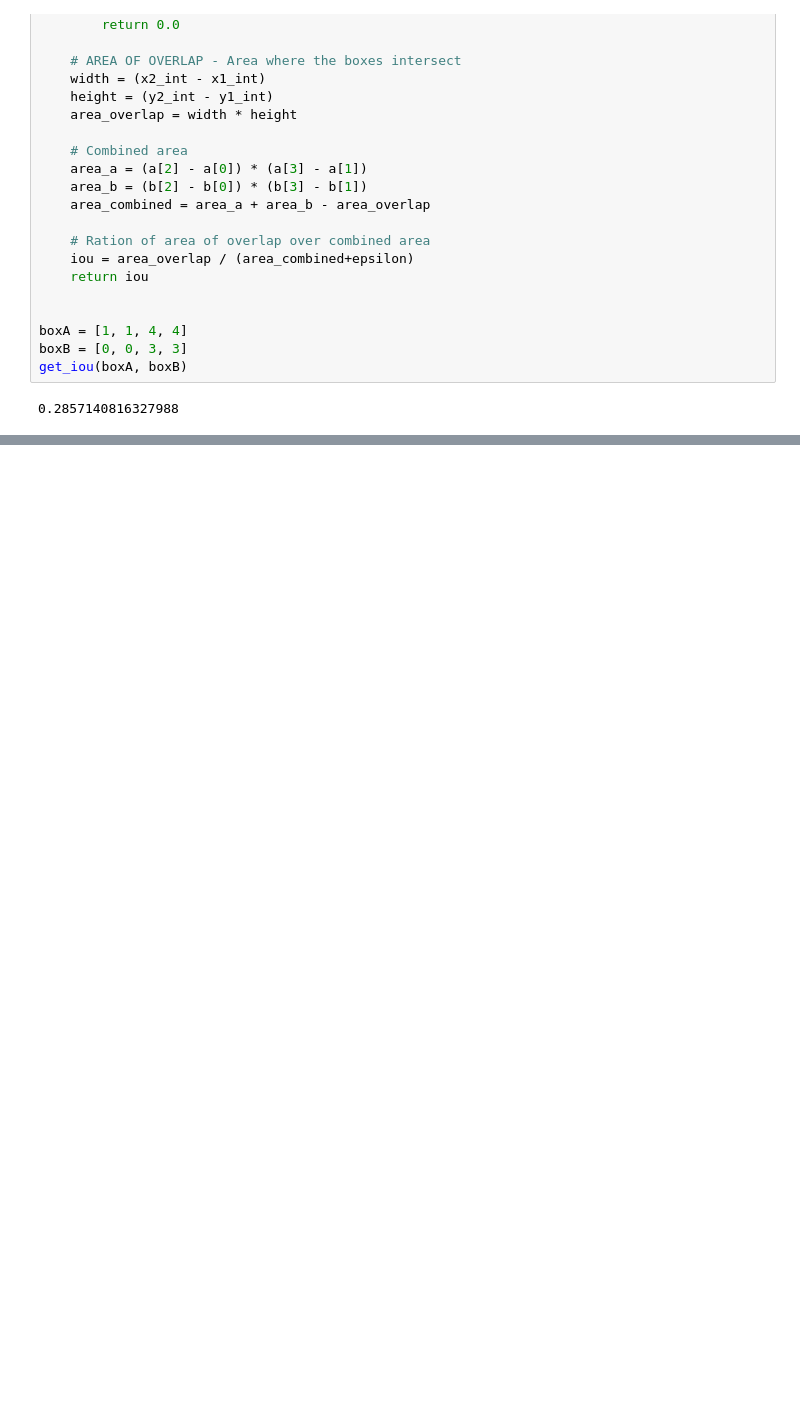
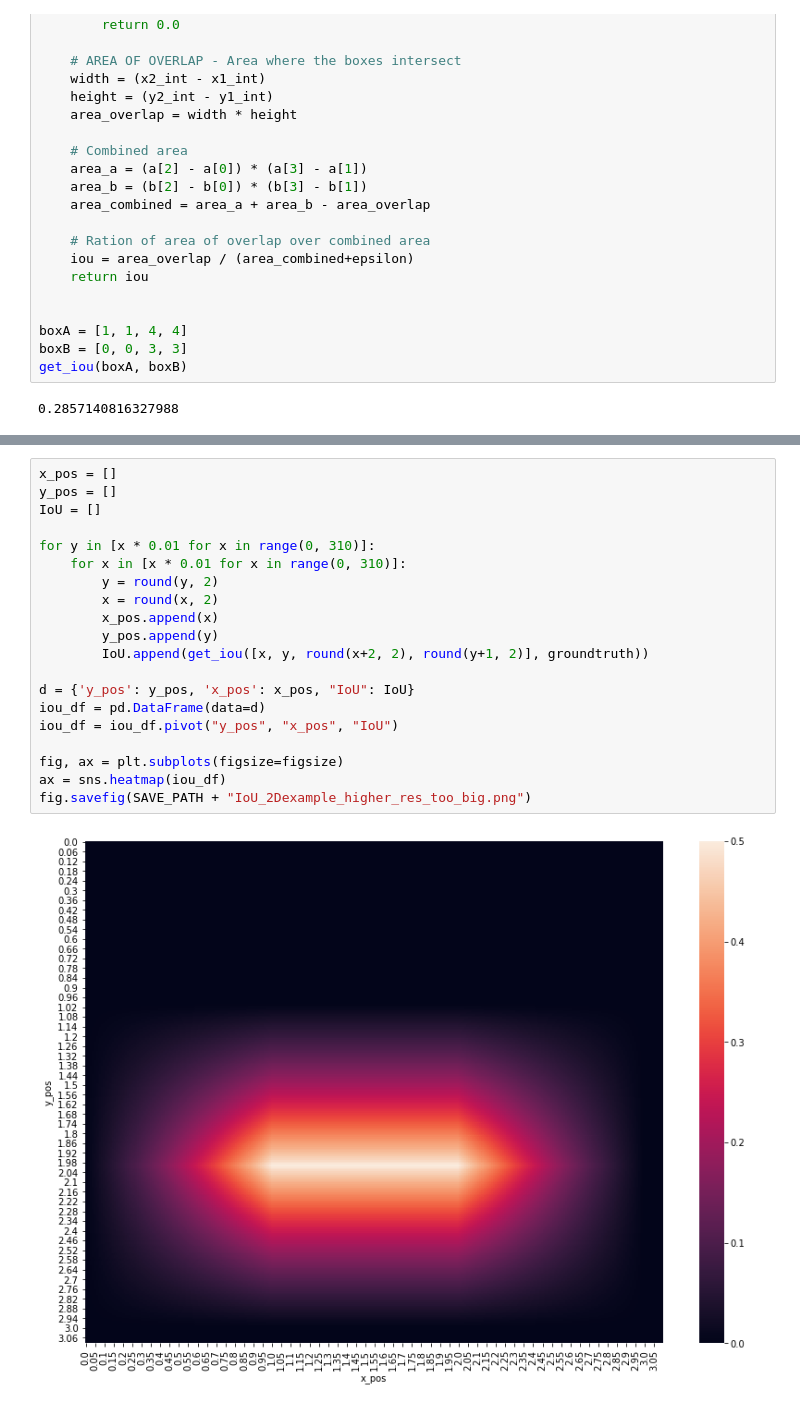
Before and after one commit to martvo/TDT17-Visual-Intelligence, a Jupyter notebook: IoU Example.ipynb, the cells around one changed output, grey strips where cells are left out. Cells and saved outputs as stored; diff of their text form; blank space fills up the shorter version.

```diff
--- a/IoU Example.ipynb
+++ b/IoU Example.ipynb
@@ -135,0 +135,22 @@ sns.__version__
+# %%
+x_pos = []
+y_pos = []
+IoU = []
+
+for y in [x * 0.01 for x in range(0, 310)]:
+    for x in [x * 0.01 for x in range(0, 310)]:
+        y = round(y, 2)
+        x = round(x, 2)
+        x_pos.append(x)
+        y_pos.append(y)
+        IoU.append(get_iou([x, y, round(x+2, 2), round(y+1, 2)], groundtruth))
+
+d = {'y_pos': y_pos, 'x_pos': x_pos, "IoU": IoU}
+iou_df = pd.DataFrame(data=d)
+iou_df = iou_df.pivot("y_pos", "x_pos", "IoU")
+
+fig, ax = plt.subplots(figsize=figsize)
+ax = sns.heatmap(iou_df)
+fig.savefig(SAVE_PATH + "IoU_2Dexample_higher_res_too_big.png")
+# %% [output]
+[figure, added]
```
Also changed, not shown: parts of 6 cells of this notebook.
